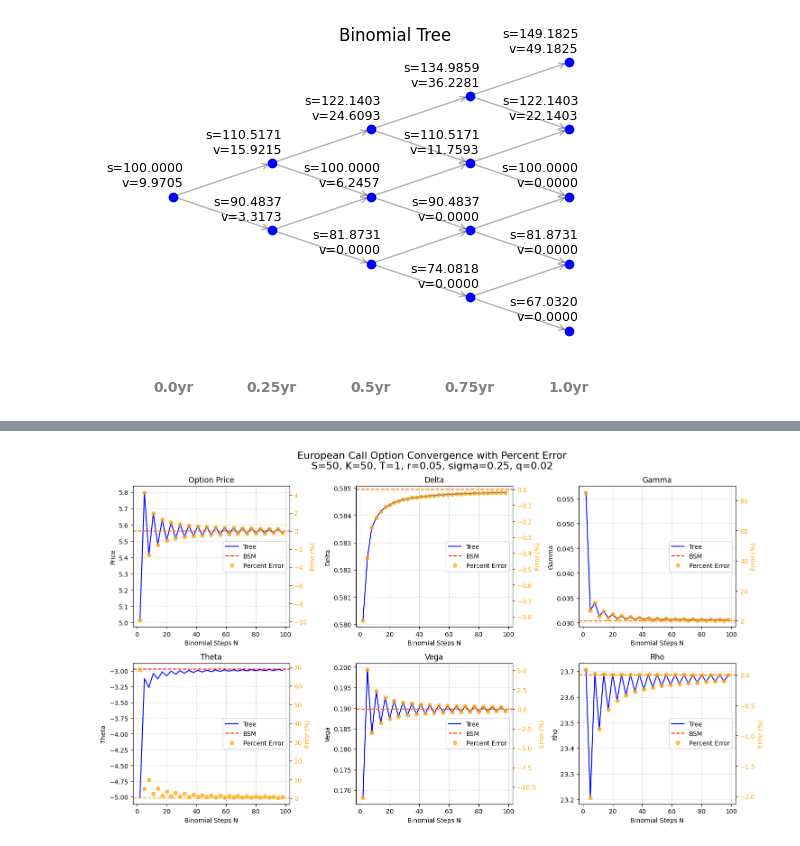
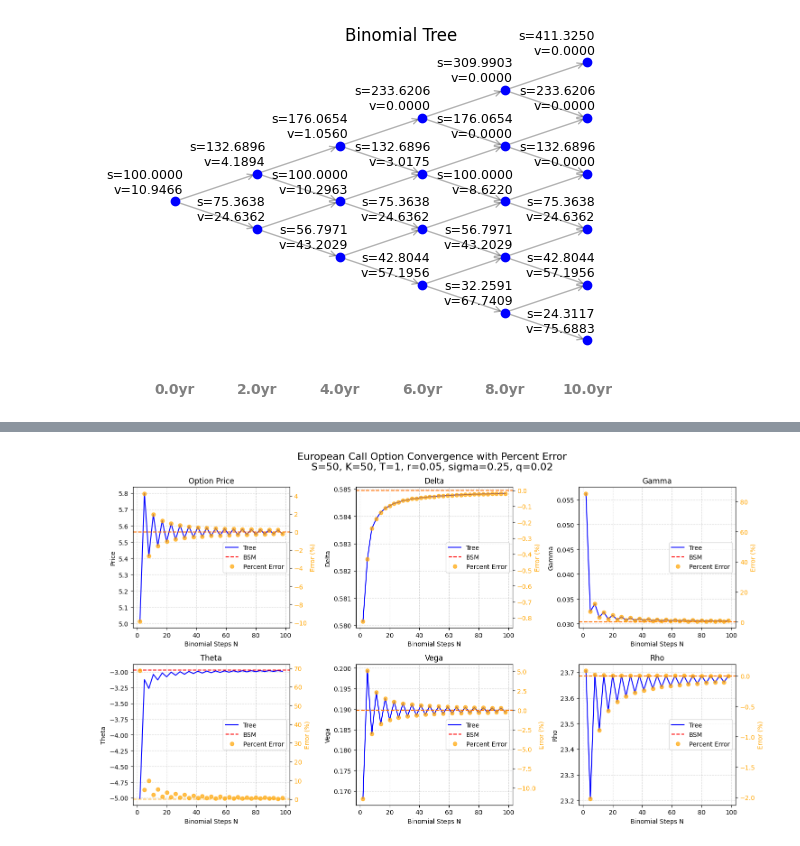
Before and after one commit to hsiuhsil/options_futures_derivatives, a Jupyter notebook: notebooks/Binomial Trees.ipynb, the cells around one changed output, grey strips where cells are left out. Cells and saved outputs as stored; diff of their text form; code cells hidden in the pictures.

```diff
--- a/notebooks/Binomial Trees.ipynb
+++ b/notebooks/Binomial Trees.ipynb
@@ -13,7 +44,17 @@ from greeks import delta_bsm, theta_bsm, gamma_bsm, vega_bsm, rho_bsm, delta_tre
 # %%
-price, stocks, options, timeline = price_option_tree(option_type="call", exercise_style="American", s=100, k=100,
-                                                sigma=0.2, T=1, N=4, r=0.05, return_tree=True)
+price, stocks, options, timeline = price_option_tree(
+    option_type="put",
+    exercise_style="American",
+    s=100,
+    k=100,
+    r=0.05,
+    sigma=0.2,
+    T=10,
+    N=5,
+    q=0,
+    return_tree=True
+)
 
 plot_binomial_trees(stocks, options, timeline)
 # %% [output]
-[figure, old version]
+[figure, new version]
```
Also changed, not shown: parts of 5 cells of this notebook, 4 other files.
